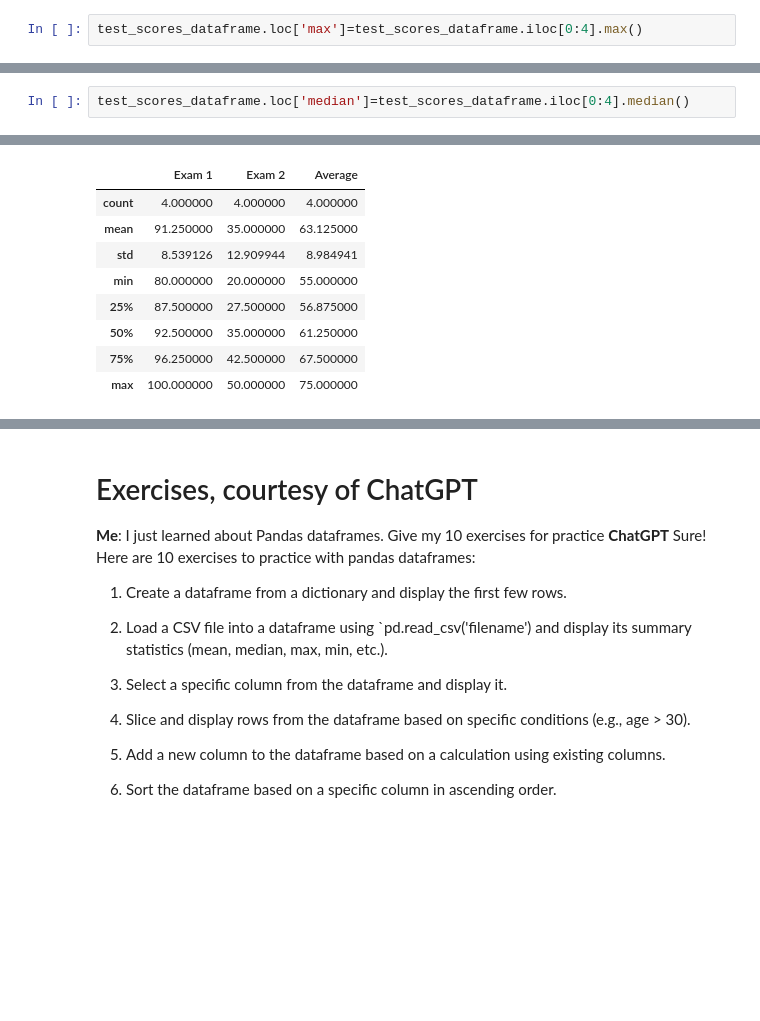
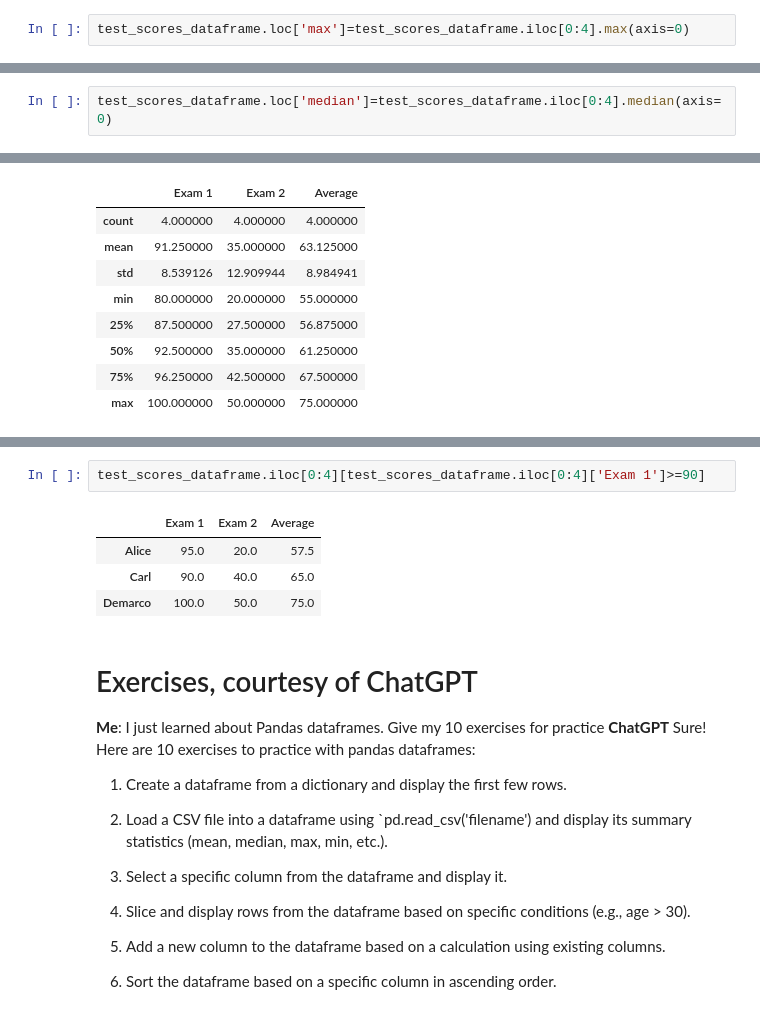
Before and after one commit to morey-ow/cs2521-summer2023, a Jupyter notebook: chapter10notes.ipynb, the cells around one changed output, grey strips where cells are left out. Cells and saved outputs as stored; diff of their text form; blank space fills up the shorter version.

```diff
--- a/chapter10notes.ipynb
+++ b/chapter10notes.ipynb
@@ -349,5 +420,5 @@ test_scores_dataframe
 # %%
-test_scores_dataframe.loc['max']=test_scores_dataframe.iloc[0:4].max()
+test_scores_dataframe.loc['max']=test_scores_dataframe.iloc[0:4].max(axis=0)
 # %%
 test_scores_dataframe
 # %% [output]
@@ -359,7 +430,7 @@ test_scores_dataframe
 | Average | 91.25 | 35.0 | 63.125 |
 | max | 100.00 | 50.0 | 75.000 |
 # %%
-test_scores_dataframe.loc['median']=test_scores_dataframe.iloc[0:4].median()
+test_scores_dataframe.loc['median']=test_scores_dataframe.iloc[0:4].median(axis=0)
 # %%
 test_scores_dataframe
 # %% [output]
@@ -400,3 +516,10 @@ test_scores_dataframe.iloc[0:4].describe()
+# %%
+test_scores_dataframe.iloc[0:4][test_scores_dataframe.iloc[0:4]['Exam 1']>=90]
+# %% [output]
+|  | Exam 1 | Exam 2 | Average |
+| Alice | 95.0 | 20.0 | 57.5 |
+| Carl | 90.0 | 40.0 | 65.0 |
+| Demarco | 100.0 | 50.0 | 75.0 |
 # %% [markdown]
 # Exercises, courtesy of ChatGPT
 
```
Also changed, not shown: parts of 25 cells of this notebook, 2 other files.
